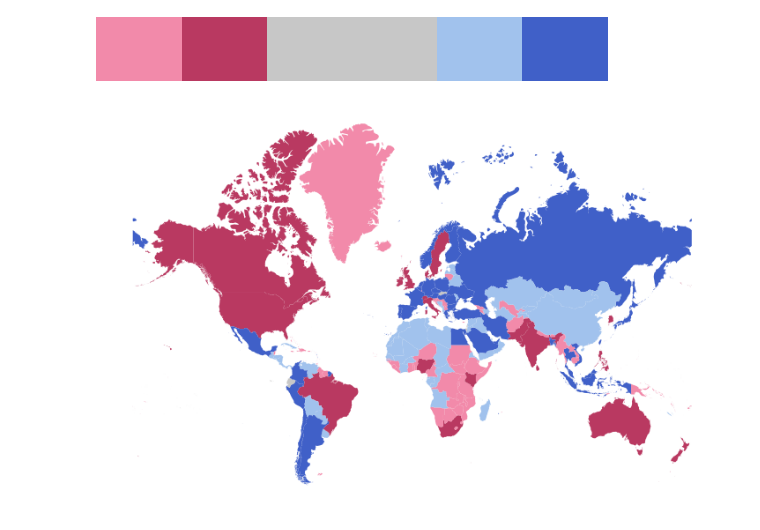
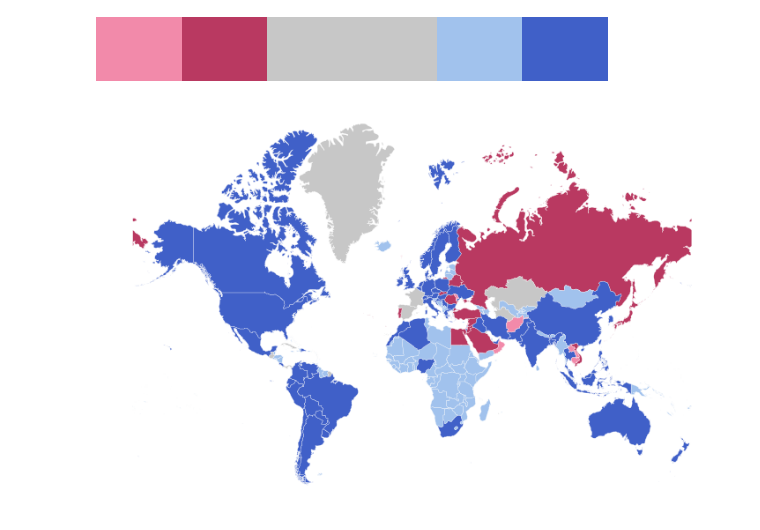
Before and after one commit to Lisa-Ho/30-day-map-challenge, a Jupyter notebook: 2025/day3-opposites/googles-search-opposites.ipynb, the cells around one changed output. Cells and saved outputs as stored; diff of their text form; code cells hidden in the pictures.

```diff
--- a/2025/day3-opposites/googles-search-opposites.ipynb
+++ b/2025/day3-opposites/googles-search-opposites.ipynb
@@ -96,9 +96,9 @@ def get_alpha_3(name):
 # %%
 #get list of files
 folder_path = os.getcwd()
-csv_files = glob.glob(os.path.join(folder_path, '*.csv'))
+csv_files = glob.glob(os.path.join(folder_path, 'raw_data\\' '*.csv'))
 files = pd.DataFrame(csv_files).rename(columns={0: "filepath"})
-files["filename"] = [i.replace(folder_path + "\\", "").replace(".csv", "") for i in files["filepath"]]
+files["filename"] = [i.replace(folder_path + "\\raw_data\\", "").replace(".csv", "") for i in files["filepath"]]
 # %%
 #load all files
 df_raw = []
@@ -168,7 +168,7 @@ df.loc[df["low_volume"] == "Yes", "color_group_n"] -= 1
 df.loc[df["low_volume"] == "Yes", "color_group_label"] += " low"
 
 #change code for South Sudan to match Natural Earth dataset
-df["ISO_a3_for_merge"] = df["ISO_alpha_3"].str.replace("SSD", "SDS").str.replace("ESH", "SAH")
+df["ISO_a3_for_merge"] = df["ISO_alpha_3"].str.replace("SSD", "SDS").str.replace("ESH", "SAH").str.replace("PSE", "PSX")
 
 
 #add data set name
@@ -221,6 +211,6 @@ gdf.plot()
 gdf = gpd.GeoDataFrame.from_file(
     os.path.join(gdata_root,
                  'natural-earth\\ne_50m_admin_0_countries\\ne_50m_admin_0_countries.shp'))
-gdf = pd.merge(gdf, df, left_on="ADM0_A3", right_on="ISO_a3_for_merge", how="left")
-gdf[gdf["low_volume"].isna()][["ADM0_A3"]]
+gdf = pd.merge(gdf[['SOVEREIGNT', 'SOV_A3','ADM0_A3' , 'NAME_EN', 'geometry']], df,
+               left_on="ADM0_A3", right_on="ISO_a3_for_merge", how="inner")
 # %% [output]
@@ -306,14 +352,20 @@ cmap
 # %% [output]
 [figure]
 # %%
-### plot map based on bivariate choropleth
+### plot map
 fig, ax = plt.subplots(figsize=(9,9))
 
-gdf = gdf.to_crs(3857)
-gdf.plot(column="color_group_n", cmap=cmap,
-         ax=ax)
+#filter for data set
+dataset = "black vs white"
+gdf_plot = gdf[gdf["dataset"]==dataset]
 
+#set projection
+gdf_plot = gdf_plot.to_crs(3857)
+
+#plot
+gdf_plot.plot(column="color_group_n", cmap=cmap,
+         ax=ax, linewidth=0.2, edgecolor="white")
 ax.axis("off")
 plt.show()
 # %% [output]
-[figure, old version]
+[figure, new version]
```
Also changed, not shown: parts of 7 cells of this notebook.
